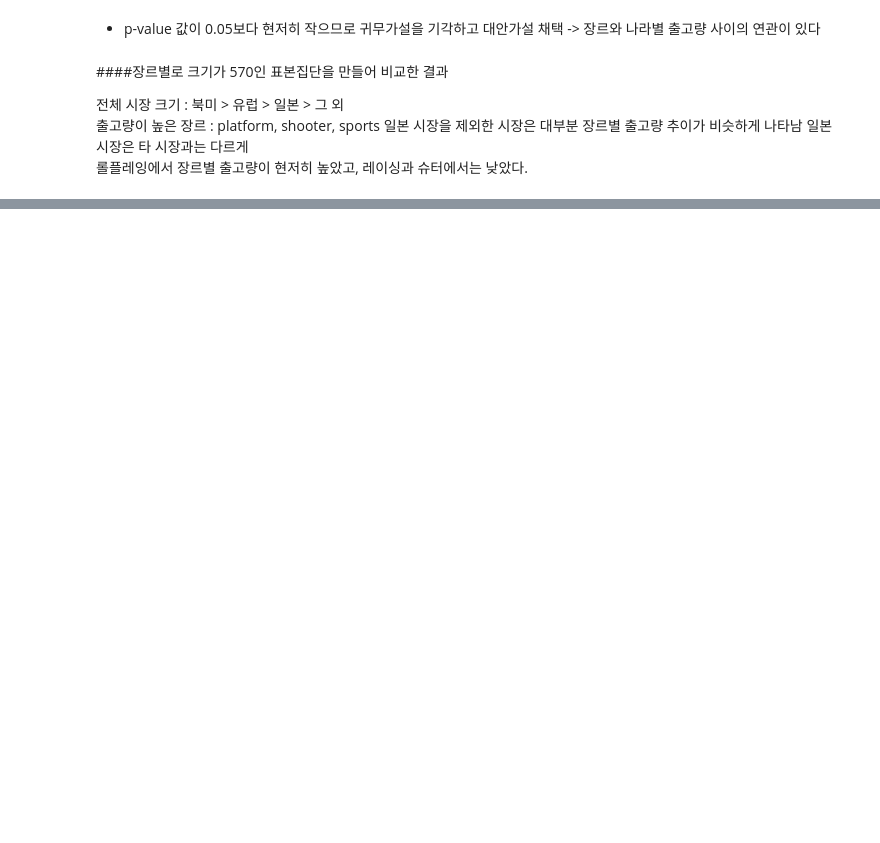
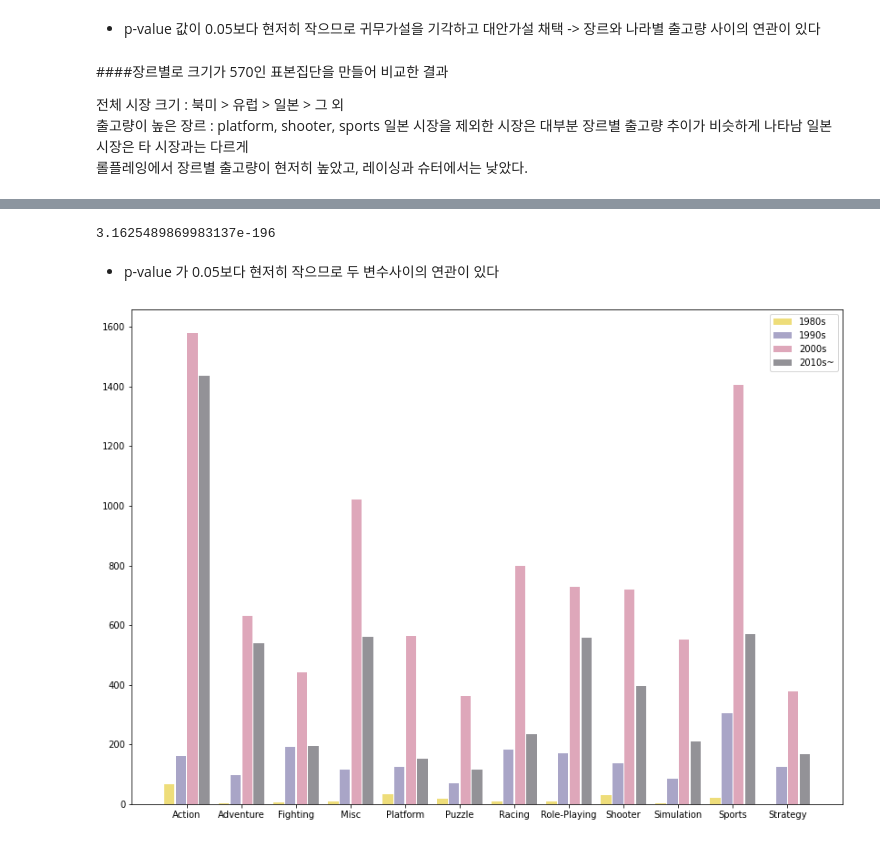
Before and after one commit to nahyun-song/pf_game, a Jupyter notebook: project_game.ipynb, the cells around one changed output, grey strips where cells are left out. Cells and saved outputs as stored; diff of their text form; code cells hidden in the pictures; blank space fills up the shorter version.

```diff
--- a/project_game.ipynb
+++ b/project_game.ipynb
@@ -389,0 +388,4 @@ plt.show()
+# %%
+#연도-장르
+yGP = df[['Genre', 'Year_cut']]
+yGP
@@ -389,0 +406,4 @@ plt.show()
+# %%
+#'Genre'열에 결측치를 포함한 행 제거
+yGP = yGP.dropna()
+yGP.isnull().sum()
@@ -389,0 +414,4 @@ plt.show()
+# %%
+yGP1 = pd.crosstab(yGP['Genre'], yGP['Year_cut'])
+yGP2 = yGP1[['1980s', '1990s', '2000s', '2010s~']]
+yGP2
@@ -389,0 +433,66 @@ plt.show()
+# %%
+#두 변수 사이의 연관성 확인
+from scipy.stats import chi2_contingency
+chi2_contingency(yGP2, correction=False)[1]
+# %% [output]
+3.1625489869983137e-196
+# %% [markdown]
+- p-value 가 0.05보다 현저히 작으므로 두 변수사이의 연관이 있다
+# %%
+#grouped barplot으로 시각화
+
+def draw_group_barchart(df,main_category,sub_category,fig_width=14,fig_height=10, \
+                        between_bar_padding=0.85,\
+                        within_bar_padding=0.8, config_bar=None):
+
+
+    import matplotlib.pyplot as plt
+    import seaborn as sns
+    import numpy as np
+    %matplotlib inline
+
+
+    num_sub_category = len(sub_category) ## 서브 카테고리 개수
+
+    fig = plt.figure(figsize=(fig_width,fig_height)) ## 캔버스 생성
+    fig.set_facecolor('white') ## 캔버스 색상 지정
+    ax = fig.add_subplot() ## 그림이 그려질 축을 생성
+
+    colors = ['#EEDD7A', '#A9A5C7', '#DEA7BA', '#939297'] ## 막대기 색상 지정
+
+    tick_label = list(df.index) ## 메인 카테고리 라벨 생성
+    tick_number = len(tick_label) ## 메인 카테고리 눈금 개수
+
+    tick_coord = np.arange(tick_number) ## 메인 카테고리안에서 첫번째 서브 카테고리 막대기가 그려지는 x좌표
+
+    width = 1/num_sub_category*between_bar_padding ## 막대기 폭 지정
+
+    config_tick = dict()
+    config_tick['ticks'] = [t + width*(num_sub_category-1)/2 for t in tick_coord] ## 메인 카테고리 라벨 x좌표
+    config_tick['labels'] = tick_label
+
+
+    plt.xticks(**config_tick) ## x축 눈금 라벨 생성
+
+    for i in range(num_sub_category):
+        if config_bar: ## 바 차트 추가 옵션이 있는 경우
+            ax.bar(tick_coord+width*i, df[sub_category[i]], \
+                  width*within_bar_padding, label=sub_category[i], \
+                  color=colors[i], **config_bar) ## 수직 바 차트 생성
+        else:
+            ax.bar(tick_coord+width*i, df[sub_category[i]], \
+                  width*within_bar_padding, label=sub_category[i], \
+                  color=colors[i]) ## 수직 바 차트 생성
+    plt.legend() ## 범례 생성
+    plt.show()
+
+
+main_category = yGP2.index
+sub_category = ['1980s', '1990s', '2000s', '2010s~']
+
+
+draw_group_barchart(yGP2,main_category,sub_category,\
+                        between_bar_padding=0.85,\
+                        within_bar_padding=0.9, config_bar = None)
+# %% [output]
+[figure, added]
```
Also changed, not shown: parts of 29 cells of this notebook.
